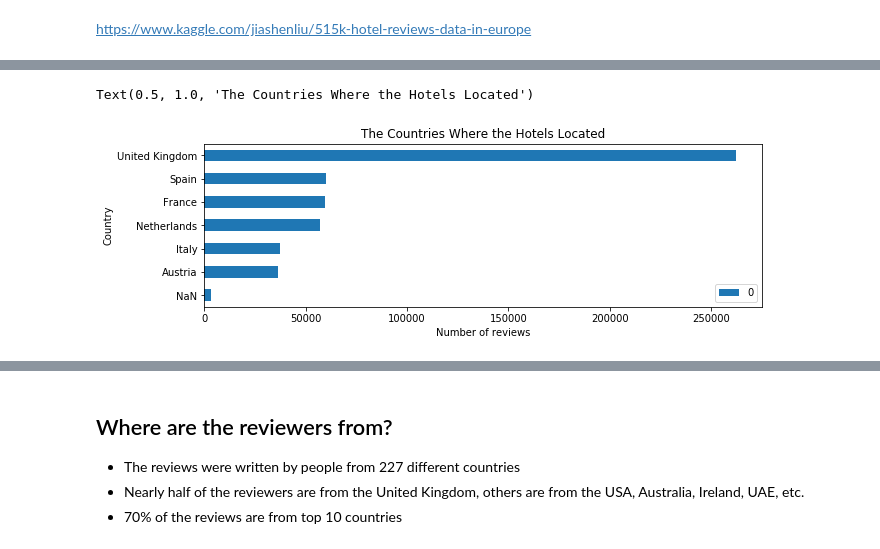
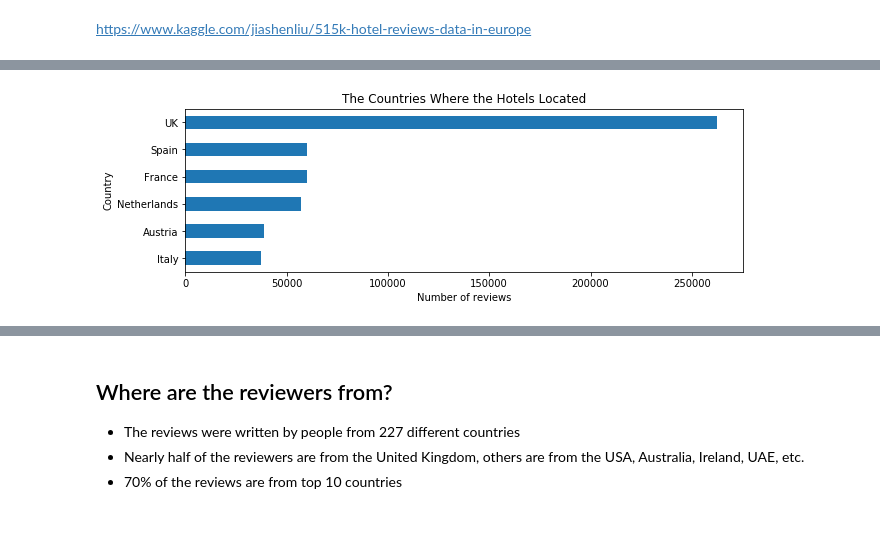
Before and after one commit to shannywu/hotel-reviews-analysis, a Jupyter notebook: hotel-reviews-explore-the-data.ipynb, the cells around one changed output, grey strips where cells are left out. Cells and saved outputs as stored; diff of their text form; code cells hidden in the pictures.

Commit message:
Refine data explorer

```diff
--- a/hotel-reviews-explore-the-data.ipynb
+++ b/hotel-reviews-explore-the-data.ipynb
@@ -100,8 +44,11 @@ OrderedDict([('NaN', 3268),
+# %%
+all_reviews.Hotel_Address = all_reviews.Hotel_Address.str.replace('United Kingdom','UK')
+all_reviews['Country'] = all_reviews.Hotel_Address.apply(lambda x: x.split(' ')[-1])
 # %%
-pd.DataFrame.from_dict(normalized_hotel_country, orient='index').plot(kind='barh', figsize=(10, 3))
+plt.figure(figsize = (10, 3))
 plt.xlabel('Number of reviews')
 plt.ylabel('Country')
 plt.title('The Countries Where the Hotels Located')
+all_reviews.Country.value_counts().plot.barh().invert_yaxis()
 # %% [output]
-Text(0.5, 1.0, 'The Countries Where the Hotels Located')
-[figure, old version]
+[figure, new version]
```
Also changed, not shown: parts of 34 cells of this notebook.
